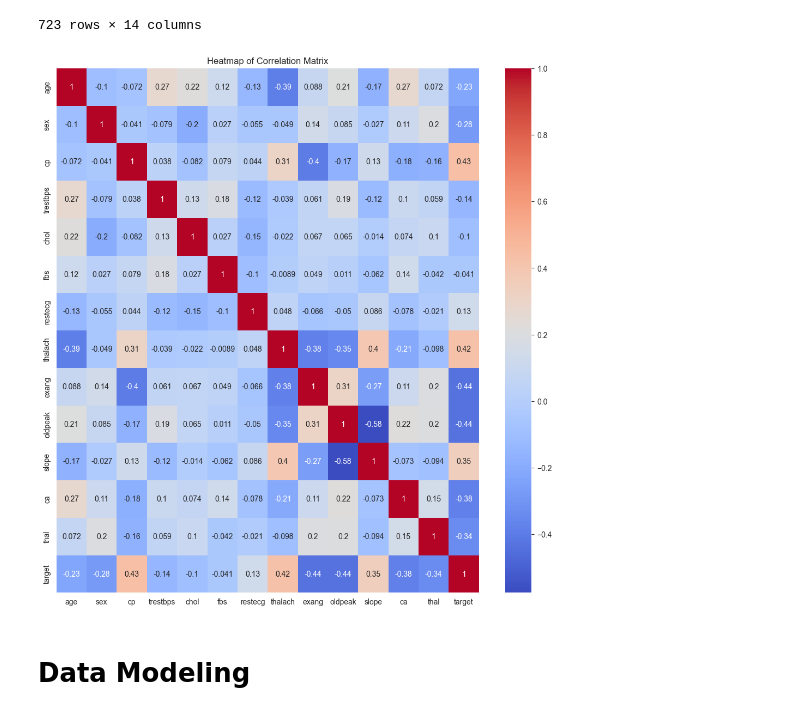
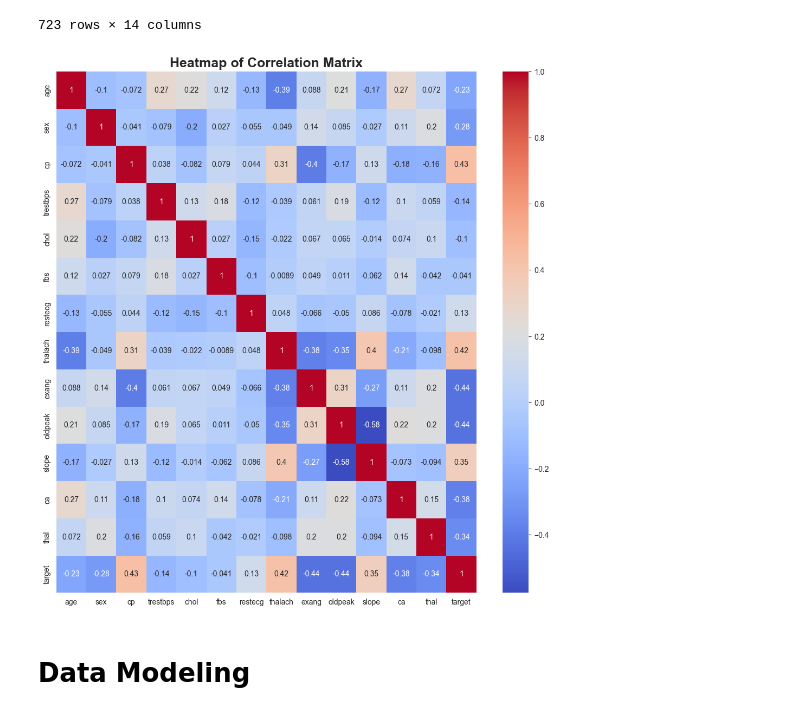
Before and after one commit to Nazgul773/heart_disease_detection, a Jupyter notebook: heart_disease_detection.ipynb, the cells around one changed output. Cells and saved outputs as stored; diff of their text form; code cells hidden in the pictures.

```diff
--- a/heart_disease_detection.ipynb
+++ b/heart_disease_detection.ipynb
@@ -193,10 +193,10 @@ df_corr = df.corr()
 # %%
 plt.figure(figsize=(12.5,12.5))
 sns.heatmap(df_corr, annot=True,cmap='coolwarm')
-plt.title("Heatmap of Correlation Matrix")
+plt.title("Heatmap of Correlation Matrix",fontsize=18,fontweight='bold')
 plt.show()
 # %% [output]
-[figure, old version]
+[figure, new version]
 # %% [markdown]
 # Data Modeling
 # %%
```
Also changed, not shown: parts of 2 cells of this notebook.
